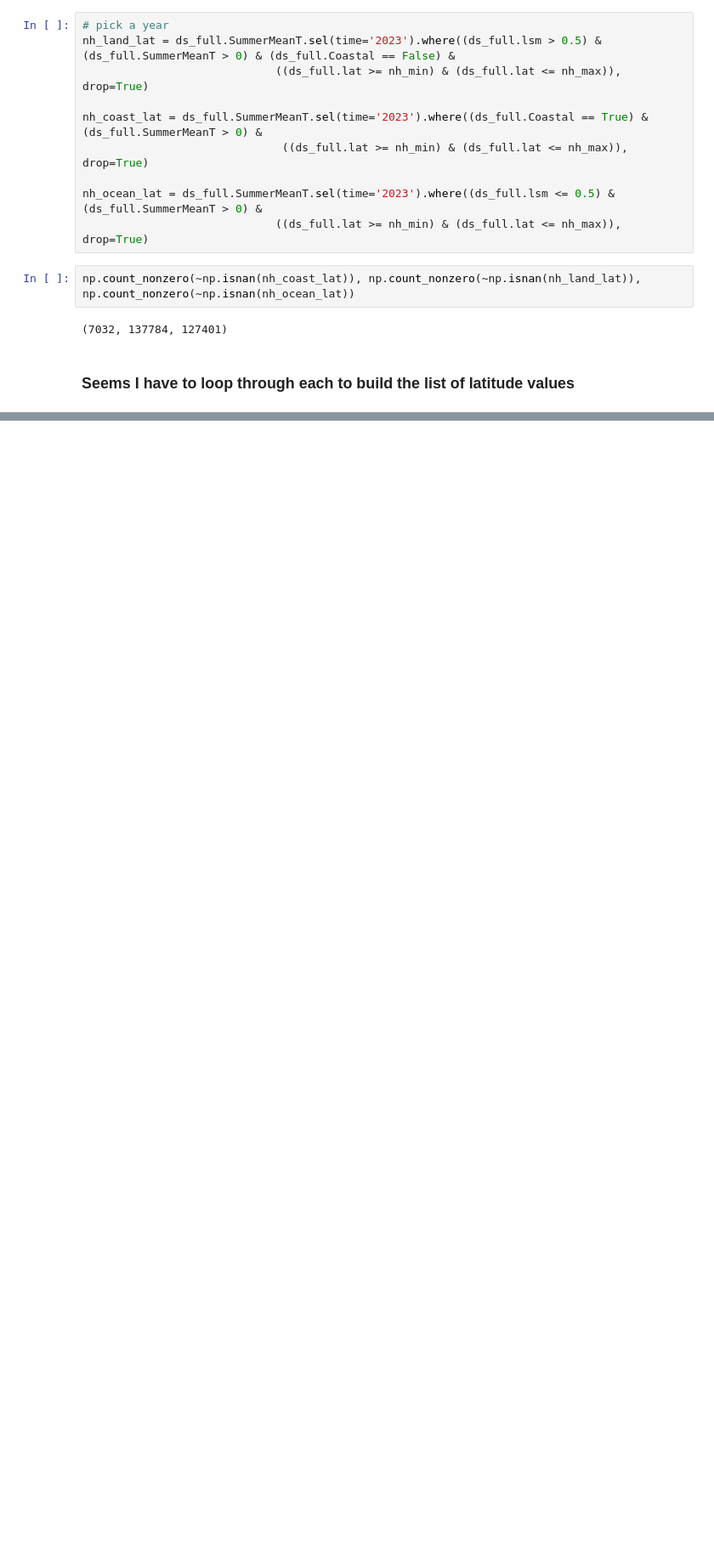
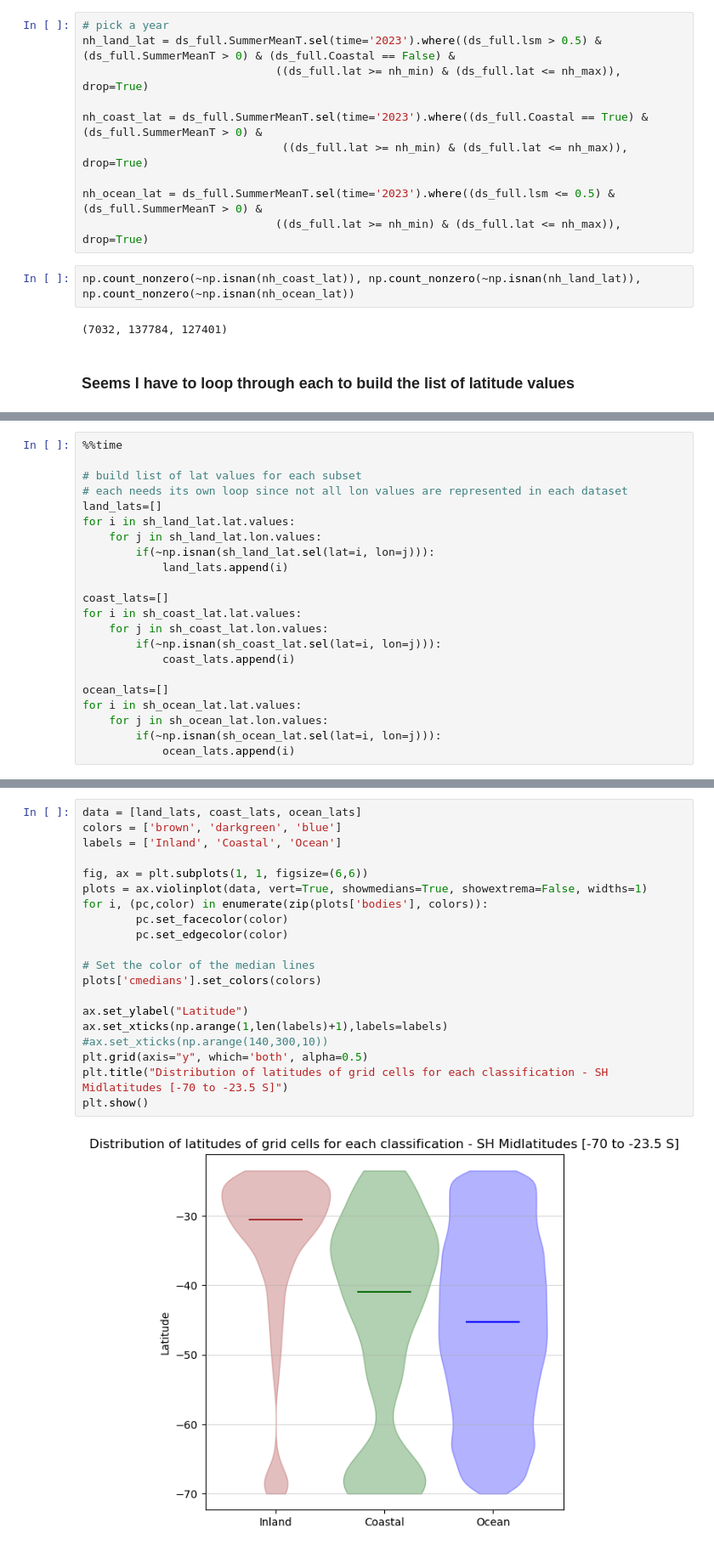
Before and after one commit to tedscott/HeatWaves, a Jupyter notebook: ZonalMeanTTrends.ipynb, the cells around one changed output, grey strips where cells are left out. Shown at 85% size. Saved outputs shown, nothing was run; the diff lists cells and outputs as text; blank space fills up the shorter version.

```diff
--- a/ZonalMeanTTrends.ipynb
+++ b/ZonalMeanTTrends.ipynb
@@ -348,0 +349,22 @@ plt.show()
+# %%
+%%time
+
+# build list of lat values for each subset
+# each needs its own loop since not all lon values are represented in each dataset
+land_lats=[]
+for i in sh_land_lat.lat.values:
+    for j in sh_land_lat.lon.values:
+        if(~np.isnan(sh_land_lat.sel(lat=i, lon=j))):
+            land_lats.append(i)
+
+coast_lats=[]
+for i in sh_coast_lat.lat.values:
+    for j in sh_coast_lat.lon.values:
+        if(~np.isnan(sh_coast_lat.sel(lat=i, lon=j))):
+            coast_lats.append(i)
+
+ocean_lats=[]
+for i in sh_ocean_lat.lat.values:
+    for j in sh_ocean_lat.lon.values:
+        if(~np.isnan(sh_ocean_lat.sel(lat=i, lon=j))):
+            ocean_lats.append(i)
@@ -348,0 +376,22 @@ plt.show()
+# %%
+data = [land_lats, coast_lats, ocean_lats]
+colors = ['brown', 'darkgreen', 'blue']
+labels = ['Inland', 'Coastal', 'Ocean']
+
+fig, ax = plt.subplots(1, 1, figsize=(6,6))
+plots = ax.violinplot(data, vert=True, showmedians=True, showextrema=False, widths=1)
+for i, (pc,color) in enumerate(zip(plots['bodies'], colors)):
+        pc.set_facecolor(color)
+        pc.set_edgecolor(color)
+
+# Set the color of the median lines
+plots['cmedians'].set_colors(colors)
+
+ax.set_ylabel("Latitude")
+ax.set_xticks(np.arange(1,len(labels)+1),labels=labels)
+#ax.set_xticks(np.arange(140,300,10))
+plt.grid(axis="y", which='both', alpha=0.5)
+plt.title("Distribution of latitudes of grid cells for each classification - SH Midlatitudes [-70 to -23.5 S]")
+plt.show()
+# %% [output]
+[figure, added]
```
Also changed, not shown: parts of 16 cells of this notebook.
